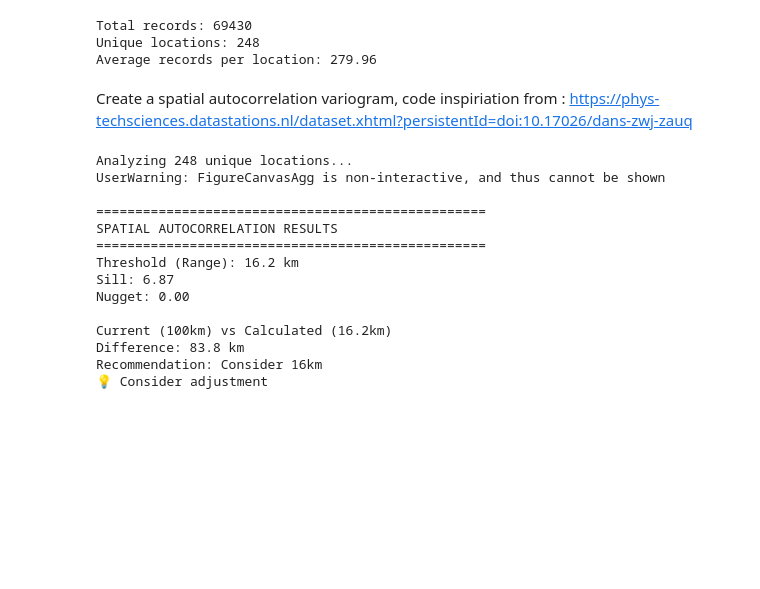
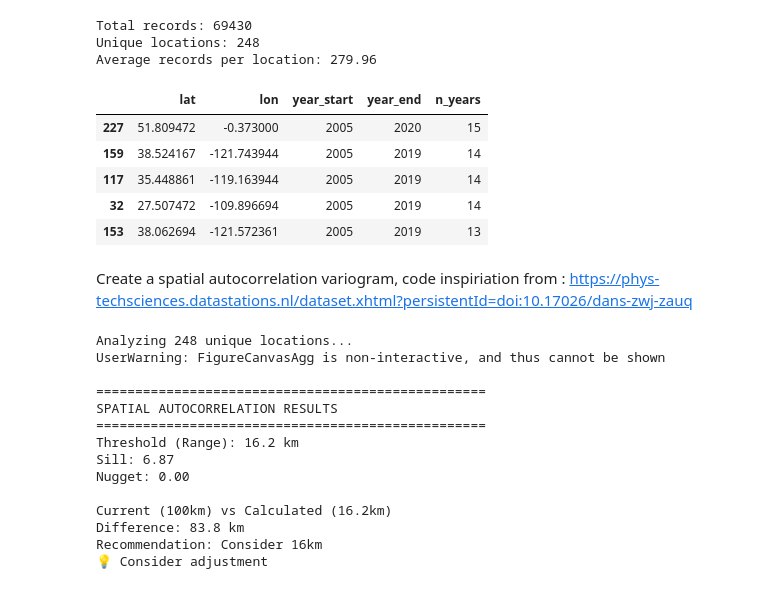
Before and after one commit to airbreather2/FinalProject, a Jupyter notebook: code/analysis/kagglefeatureengineering/spacialautocorrelation.ipynb, the cells around one changed output. Drawn from its saved outputs; the diff is of its cells as text; code cells hidden in the pictures; blank space fills up the shorter version.

```diff
--- a/code/analysis/kagglefeatureengineering/spacialautocorrelation.ipynb
+++ b/code/analysis/kagglefeatureengineering/spacialautocorrelation.ipynb
@@ -123,6 +120,28 @@ print(f"Average records per location: {len(df_raw) / len(unique_locations):.2f}"
 Total records: 69430
 Unique locations: 248
 Average records per location: 279.96
+# %%
+
+pd.set_option('display.max_rows',None )  # Limit display for clarity
+# Group by location and summarize year range
+temporal_range_per_location = df_raw.groupby(
+    ["Conversion.for.latitude", "Conversion.for.longitude"]
+)["year"].agg(['min', 'max', 'nunique']).reset_index()
+
+# Rename columns for clarity
+temporal_range_per_location.columns = [
+    "lat", "lon", "year_start", "year_end", "n_years"
+]
+
+# Sort to see longest or shortest ranges
+temporal_range_per_location.sort_values("n_years", ascending=False).head()
+# %% [output]
+|  | lat | lon | year_start | year_end | n_years |
+| 227 | 51.809472 | -0.373000 | 2005 | 2020 | 15 |
+| 159 | 38.524167 | -121.743944 | 2005 | 2019 | 14 |
+| 117 | 35.448861 | -119.163944 | 2005 | 2019 | 14 |
+| 32 | 27.507472 | -109.896694 | 2005 | 2019 | 14 |
+| 153 | 38.062694 | -121.572361 | 2005 | 2019 | 13 |
 # %% [markdown]
 Create a spatial autocorrelation variogram, code inspiriation from : https://phys-techsciences.datastations.nl/dataset.xhtml?persistentId=doi:10.17026/dans-zwj-zauq
 # %%
```
Also changed, not shown: parts of 9 cells of this notebook, 20 other files.
